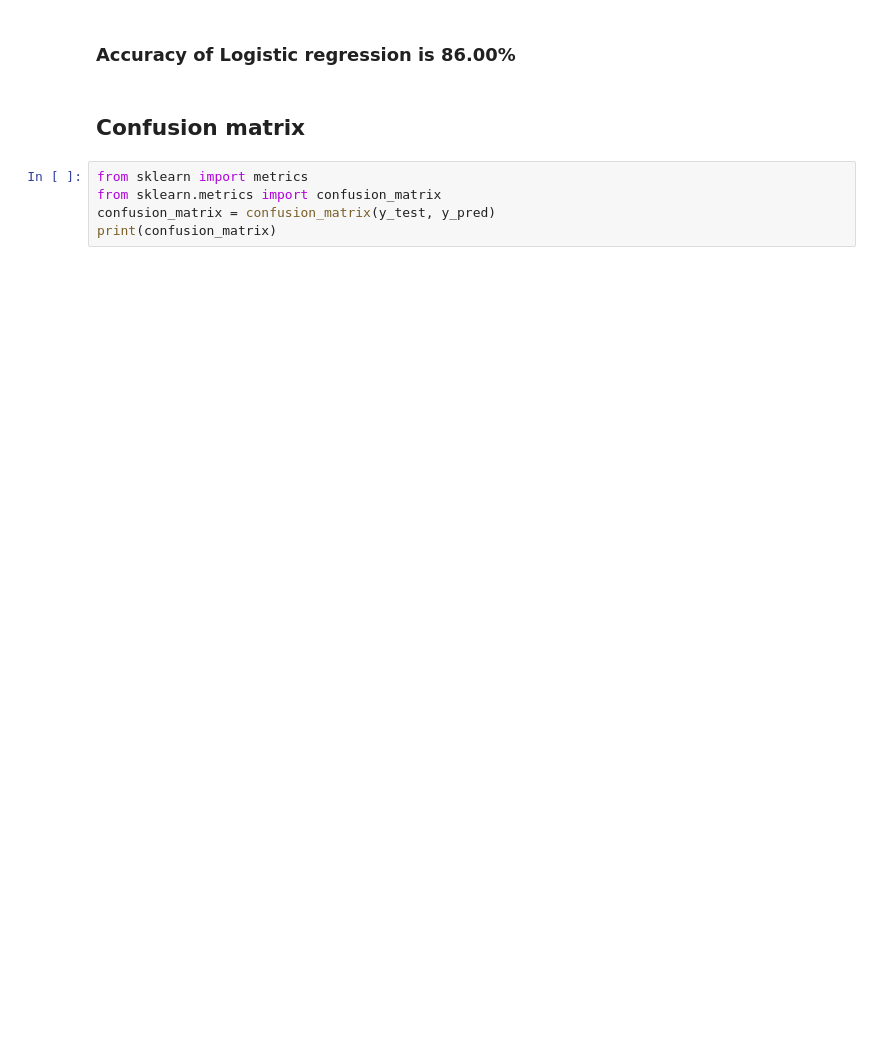
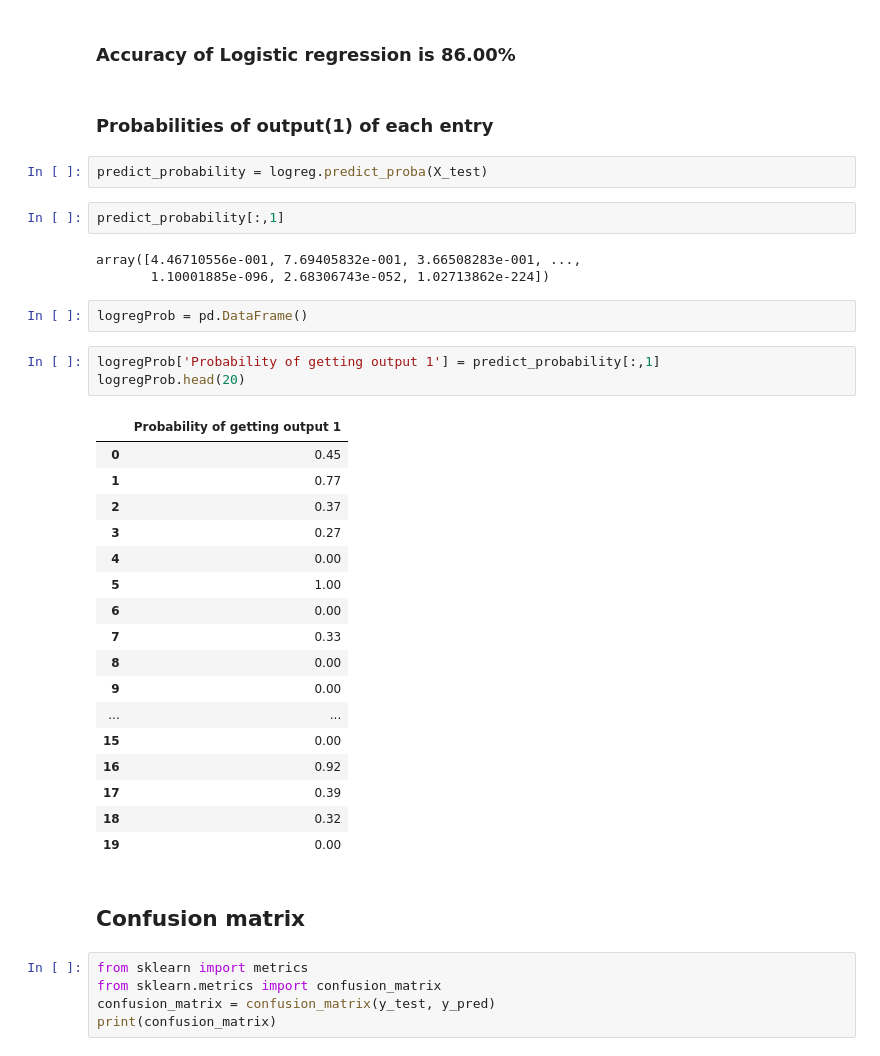
Before and after one commit to AshwinUniyal/Major_Project, a Jupyter notebook: Stage 2 Churn rate duplicatesRemoved-Copy1.ipynb, the cells around one changed output. Drawn from its saved outputs; the diff is of its cells as text; blank space fills up the shorter version.

Commit message:
add Probabilities of outputs

```diff
--- a/Stage 2 Churn rate duplicatesRemoved-Copy1.ipynb
+++ b/Stage 2 Churn rate duplicatesRemoved-Copy1.ipynb
@@ -458,5 +458,37 @@ Accuracy of logistic regression classifier on test set: 0.86
 # %% [markdown]
 ### Accuracy of Logistic regression is 86.00%
+# %% [markdown]
+### Probabilities of output(1) of each entry
+# %%
+predict_probability = logreg.predict_proba(X_test)
+# %%
+predict_probability[:,1]
+# %% [output]
+array([4.46710556e-001, 7.69405832e-001, 3.66508283e-001, ...,
+       1.10001885e-096, 2.68306743e-052, 1.02713862e-224])
+# %%
+logregProb = pd.DataFrame()
+# %%
+logregProb['Probability of getting output 1'] = predict_probability[:,1]
+logregProb.head(20)
+# %% [output]
+|  | Probability of getting output 1 |
+| 0 | 0.45 |
+| 1 | 0.77 |
+| 2 | 0.37 |
+| 3 | 0.27 |
+| 4 | 0.00 |
+| 5 | 1.00 |
+| 6 | 0.00 |
+| 7 | 0.33 |
+| 8 | 0.00 |
+| 9 | 0.00 |
+| ... | ... |
+| 15 | 0.00 |
+| 16 | 0.92 |
+| 17 | 0.39 |
+| 18 | 0.32 |
+| 19 | 0.00 |
 # %% [markdown]
 ## Confusion matrix
 # %%
```
Also changed, not shown: parts of 46 cells of this notebook.
